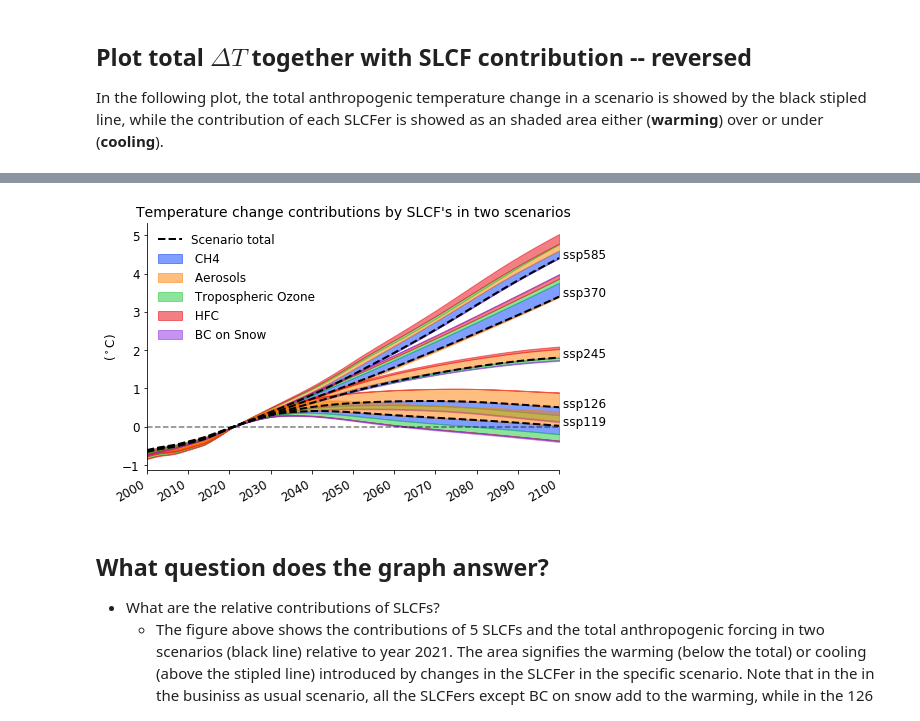
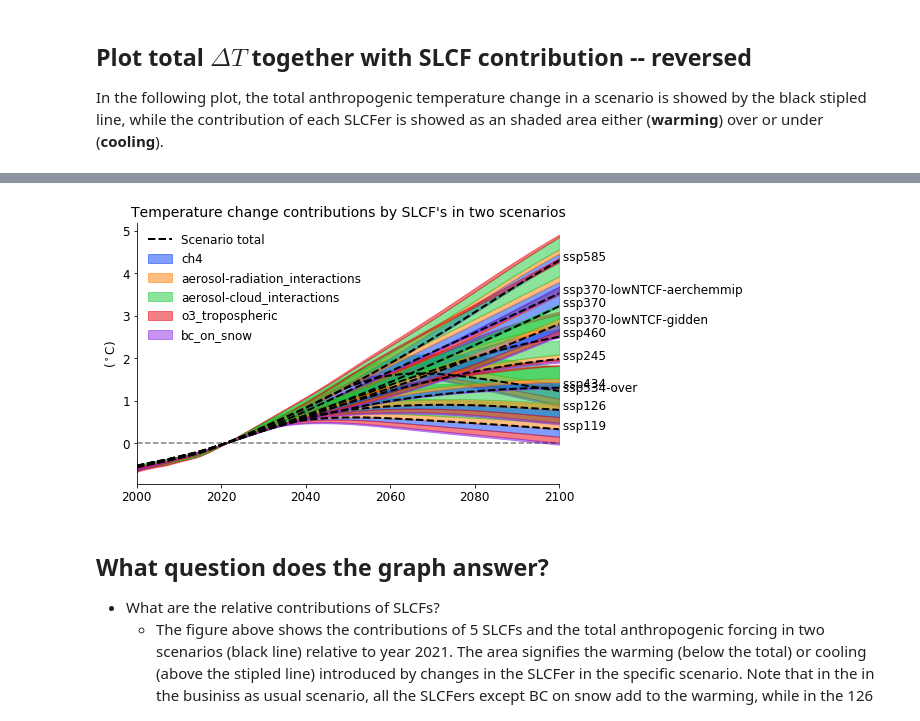
Before and after one commit to sarambl/AR6_CH6_RCMIPFIGS, a Jupyter notebook: ar6_ch6_rcmipfigs/notebooks/3-2_delta_T_plot_contribution_total.ipynb, the cells around one changed output, grey strips where cells are left out. Saved outputs shown, nothing was run; the diff lists cells and outputs as text; code cells hidden in the pictures.

```diff
--- a/ar6_ch6_rcmipfigs/notebooks/3-2_delta_T_plot_contribution_total.ipynb
+++ b/ar6_ch6_rcmipfigs/notebooks/3-2_delta_T_plot_contribution_total.ipynb
@@ -42,7 +40,7 @@ last_y = '2100'
 # %%
 ref_year = '2021'
 # %%
-FIGURE_DIR = RESULTS_DIR + '/figures/'
+FIGURE_DIR = RESULTS_DIR / 'figures/'
 # %%
 
 climatemodel = 'climatemodel'
@@ -148 +156,12 @@ ds_DT[dt_all] = xr.concat(_lst_dt, pd.Index(variables_erf_comp, name='variable')
 dt_totn = dt_all
+# %%
+sum_name = 'Sum SLCFs'
+ds_sub = ds_DT.sel(variable=variables_erf_comp)
+ds_sum = ds_sub.sum(variable)
+ds_sum = ds_sum.assign_coords(coords={variable:sum_name})
+
+ds_sum = xr.concat([ds_sum,ds_DT], dim=variable )
+# %%
+ds_sum#.assign_coords(coords={variable:sum_name})
+ds_DT = ds_sum
+ds_DT
@@ -148,0 +189,2 @@ dt_totn = dt_all
+# %%
+total_varname = 'total_anthropogenic'
@@ -353,87 +450,87 @@ plt.rc('legend', fontsize=SMALL_SIZE)    # legend fontsize
 plt.rc('figure', titlesize=BIGGER_SIZE)  # fontsize of the figure title
 
 
-s_y = '2021'
+s_y = ref_year
 s_y2 = '2000'
 e_y = '2100'
 e_y2 = '2100'
 
-scenarios_ss = list(set( scenarios_fl) - {'historical','ssp370-lowNTCF-aerchemmip'})# 'ssp'#['ssp126','ssp245', 'ssp585']
-ref_var_erf = 'Effective Radiative Forcing|Anthropogenic'
-ref_var_dt = new_varname(ref_var_erf, name_deltaT)
+scenarios_ss = ds_DT[scenario].values#['ssp126','ssp245', 'ssp585']
+ref_var_erf = 'ERF'
+ref_var_dt =  name_deltaT
 # make subset and ref to year s_y:
-_ds = ds_DT.sel(scenario=scenarios_ss, time=slice(s_y2, e_y2)) - ds_DT.sel(scenario=scenarios_ss,
-                                                                           time=slice(s_y, s_y)).squeeze()
+_ds = ds_DT.sel(scenario=scenarios_ss, year=slice(s_y2, e_y2)) - ds_DT.sel(scenario=scenarios_ss,
+                                                                           year=slice(s_y, s_y)).squeeze()
 cdic1 = get_cmap_dic(variables_erf_comp, palette='bright')
-cdic2 = get_cmap_dic(variables_dt_comp, palette='bright')
-cdic = dict(**cdic1, **cdic2)
+cdic2 = get_cmap_dic(variables_erf_comp, palette='bright')
+cdic = cdic1#, **cdic2)
 first=True
 for ref_var, varl in zip([ref_var_dt],
-                             [variables_dt_comp, variables_erf_comp]):
+                             [variables_erf_comp]):
     fig, ax = plt.subplots(1, figsize=[7, 4.5])
-    ax.plot(_ds['time'], np.zeros(len(_ds['time'])), c='k', alpha=0.5, linestyle='dashed')
+    # Plot zero line:
+
+    ax.plot(_ds['year'], np.zeros(len(_ds['year'])), c='k', alpha=0.5, linestyle='dashed')
     # print(ref_var)
     for scn in scenarios_ss[:]:
-        # print(scn)
         # subtract year
-        _base = _ds[ref_var]  # _ds.sel(scenario=scn)
+        _base = _ds[ref_var]#.sel(variable = total_varname)  # _ds.sel(scenario=scn)
         _base = _base.sel(scenario=scn,
-                          time=slice(s_y2, e_y2))  # -_base.sel(scenario=scn, time=slice(s_y, s_y)).squeeze()
-
-        base_keep = _base.mean(climatemodel)
-        basep = _base.mean(climatemodel)
-        basem = _base.mean(climatemodel)
+                          year=slice(s_y2, e_y2)).sel(variable = total_varname)  # -_base.sel(scenario=scn, time=slice(s_y, s_y)).squeeze()
+        base_keep = _base.sel(percentile='median')#mean(climatemodel)
+        basep = _base.sel(percentile='median')
+        basem = _base.sel(percentile='median')
         if first:
             base_keep.plot(c='k', linewidth=2, linestyle='dashed', ax=ax, label='Scenario total ')
             first=False
         else:
             base_keep.plot(c='k', linewidth=2, linestyle='dashed', ax=ax, label='_nolegend_')
 
-        #scen_ds = _ds[varl] - base_keep
-        #test_df = scen_ds.sel(scenario=scn).mean(climatemodel).to_dataframe()
+
+        scen_ds = _ds[ref_var].sel(scenario = scn, variable = varl) - base_keep
+        test_df = scen_ds.sel( percentile='median').to_dataframe()
         for var in varl:
             if scn == scenarios_ss[0]:
-                #label = '$\Delta$T ' + var.split('|')[-1]
-                label = ' ' + var.split('|')[-1]
+                label =  var#' ' + var.split('|')[-1]
             else:
                 label = '_nolegend_'
 
-            _pl_da = (_ds[var].sel(scenario=scn, time=slice(s_y2, e_y2)).mean(climatemodel))  # -base_keep)
+            _pl_da = _ds[ref_var].sel(variable=var, scenario=scn, year=slice(s_y2, e_y2), percentile='median')#.mean(climatemodel))  # -base_keep)
             if _pl_da.mean() <= 0:
                 # print(var)
 
-                ax.fill_between(base_keep['time'].values, basep+_pl_da, basep, alpha=0.5,
+                ax.fill_between(base_keep['year'].values, basep+_pl_da, basep, alpha=0.5,
                                 color=cdic[var], label=label)
                 basep = basep + _pl_da
             else:
-                ax.fill_between(base_keep['time'].values, basem, basem + _pl_da, alpha=0.5,
+                ax.fill_between(base_keep['year'].values, basem, basem + _pl_da, alpha=0.5,
                                 color=cdic[var], label=label)
                 basem = basem + _pl_da
+
         if 'Delta T' in ref_var:
-            x_val = '2100'
-            y_val = base_keep.sel(time=x_val)
+            x_val = 2100
+            y_val = base_keep.sel(year=int(x_val))
             if scn == 'ssp585':
-                kwargs = {'xy': (x_val, y_val ), 'rotation': 0}#28.6}
+                kwargs = {'xy': (x_val, y_val )}#, 'rotation': 28.6}
             else:
                 kwargs = {'xy': (x_val, y_val )}
             #ax.annotate('$\Delta$T, %s' % scn, **kwargs)
             ax.annotate(' %s' % scn, **kwargs)
 
     ax.legend(frameon=False, loc=2)
 
     ax.spines['right'].set_visible(False)
     ax.spines['top'].set_visible(False)
 
-    ax.set_xlim([s_y2, e_y2])
-    #ax.set_ylabel('$\Delta$T (C$^\circ$)')
+    ax.set_xlim([int(s_y2),int( e_y2)])
     ax.set_ylabel('($^\circ$C)')
     ax.set_xlabel('')
     plt.title('Temperature change contributions by SLCF\'s in two scenarios', fontsize=14)
     plt.tight_layout()
-    plt.savefig(FIGURE_DIR +'/ssp858_126_relative_contrib_rev.png', dpi=300)
+    #plt.savefig(FIGURE_DIR /'ssp858_126_relative_contrib_rev.png', dpi=300)
     plt.show()
 # %% [output]
-[figure, old version]
+[figure, new version]
 # %% [markdown]
 ## What question does the graph answer?
 - What are the relative contributions of SLCFs?
```
Also changed, not shown: parts of 19 cells of this notebook, 32 other files.
